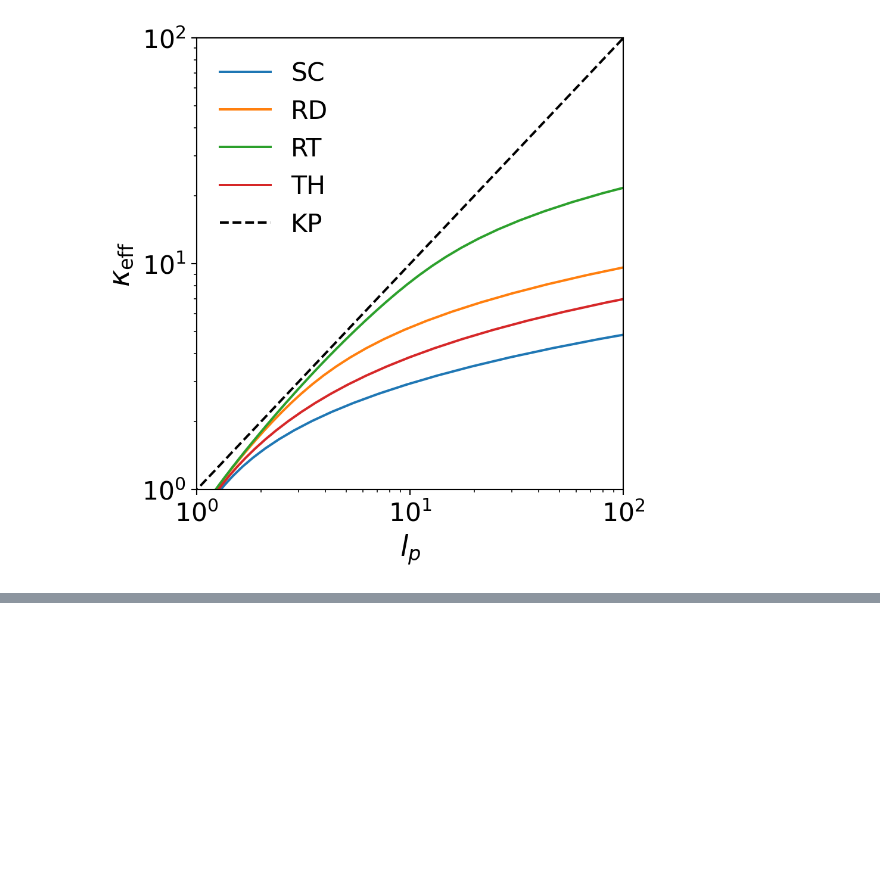
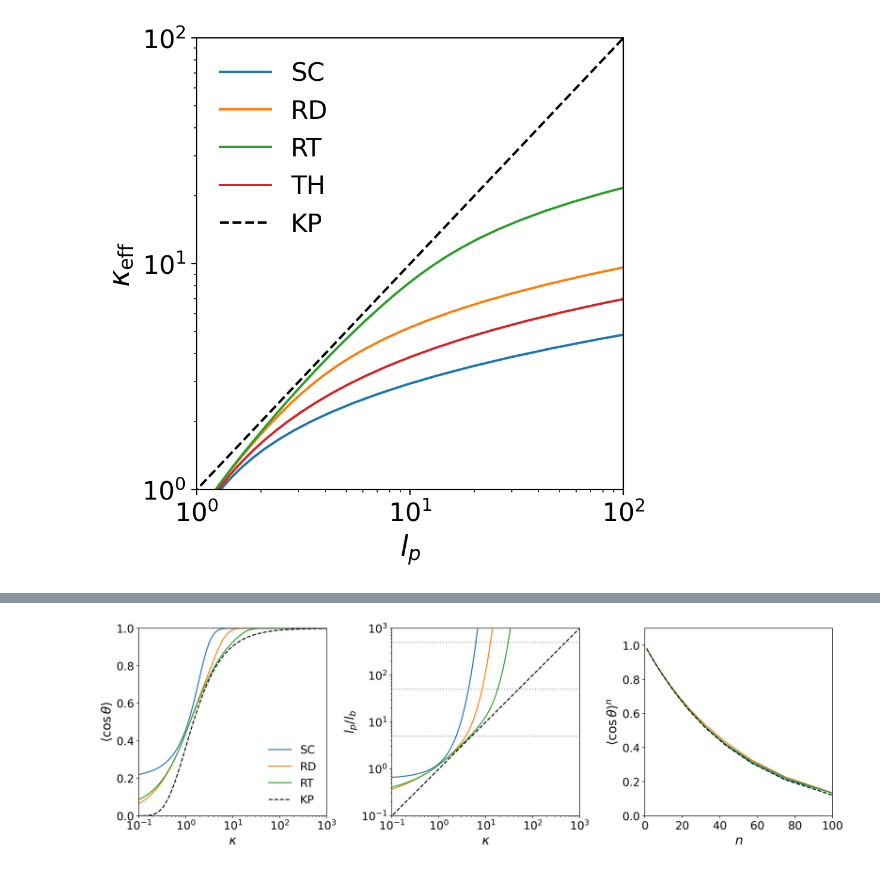
Before and after one commit to ch-tung/Catalan_MC, a Jupyter notebook: plot_effective_kappa.ipynb, the cells around one changed output, grey strips where cells are left out. Saved outputs shown, nothing was run; the diff lists cells and outputs as text; code cells hidden in the pictures; blank space fills up the shorter version.

```diff
--- a/plot_effective_kappa.ipynb
+++ b/plot_effective_kappa.ipynb
@@ -243,0 +369,86 @@ plt.tight_layout()
+# %%
+## provide lp/lb, evaluate the required kappa
+# from f_chain import grid_coords
+fig = plt.figure(figsize=(15, 5),dpi=192)
+
+ax1 = fig.add_subplot(1,3,1)
+ax2 = fig.add_subplot(1,3,2)
+labels = ['SC','RD','RT','TH','OH']
+for i, grid in enumerate(['SC','RB','RT']):
+    r_n, r_opp = grid_coords(grid)
+    cos_i1 = r_n@r_n[0].T
+    cos_i1[cos_i1>1]=1
+    cos_i1[cos_i1<-1]=-1
+    theta_i1 = np.arccos(cos_i1)
+
+    def f_average(x, kappa):
+        # x(theta) is a fumction of theta
+        x_ave = np.sum(x*np.exp(-kappa/2*theta_i1**2))/np.sum(np.exp(-kappa/2*theta_i1**2))
+        return x_ave
+
+    def f_average_nonrev(x, kappa):
+        # x(theta) is a fumction of theta
+        x_ave = np.sum((x*np.exp(-kappa/2*theta_i1**2))[cos_i1>-1])/np.sum(np.exp(-kappa/2*theta_i1**2)[cos_i1>-1])
+        return x_ave
+
+    kappa_list = np.logspace(-1.4,3.4,100)
+    cos_ave = np.array([f_average_nonrev(cos_i1, k) for k in kappa_list])
+    lp_ave = -1/np.log(cos_ave)
+    lp_ave[np.isfinite(lp_ave)==False] = np.NaN
+
+    ax1.plot(kappa_list, cos_ave, label = labels[i])
+    ax2.plot(kappa_list, lp_ave, label = labels[i])
+
+ax1.set_ylim([0,1])
+ax1.set_xlim([0.1,1000])
+ax1.set_xscale('log')
+ax1.set_xlabel(r'$\kappa$',fontsize=18)
+ax1.set_ylabel(r'$\langle \cos\theta \rangle$',fontsize=18)
+ax1.tick_params(axis='both', which='major', labelsize=16)
+ax1.set_aspect(4)
+
+ax2.set_xlabel(r'$\kappa$',fontsize=18)
+ax2.set_ylabel(r'$l_p/l_b$',fontsize=18)
+ax2.set_yscale('log')
+ax2.set_xscale('log')
+ax2.set_ylim([0.1,1000])
+ax2.set_xlim([0.1,1000])
+ax2.tick_params(axis='both', which='major', labelsize=16)
+
+ax2.plot(kappa_list, 5*np.ones_like(kappa_list), ':', color="#A0A0A0", zorder=-1)
+ax2.plot(kappa_list, 50*np.ones_like(kappa_list), ':', color="#A0A0A0", zorder=-1)
+ax2.plot(kappa_list, 500*np.ones_like(kappa_list), ':', color="#A0A0A0", zorder=-1)
+ax2.set_aspect(1)
+
+ax1.plot(kappa_list, np.exp(-1/kappa_list), '--k', label = 'KP')
+ax1.legend(fontsize=16, frameon=False, loc="lower right")
+
+ax2.plot(kappa_list, kappa_list, '--k', label = 'KP')
+# ax2.legend(fontsize=16, frameon=False)
+
+ax3 = fig.add_subplot(1,3,3)
+ax3.set_aspect(100/1.1)
+for j, params in enumerate([parameters_list[1]]):
+    kappa = params[0]
+    epsilon = params[1]
+    print(params)
+
+
+    # ax3.set_title(r'$l_p/l_b = {}$'.format(kappa),fontsize=18)
+    for i, grid in enumerate(['SC','RD','RT']):
+        ax3.plot(d,corr_list_param[1][i], label=grid)
+    ax3.plot(d,corr_list_param[1][3], '--', label='KP', color='k')
+    ax.plot(d, np.exp(-d/kappa), ':', color='#666666', label=r'$\exp(-s/l_p)$')
+
+    # ax.set_xscale('log')
+    # ax3.set_yscale('log')
+    # ax3.legend(fontsize=16, frameon=False)
+    ax3.set_xlim([0,100])
+    ax3.set_ylim([0,1.1])
+    ax3.set_xlabel(r'$n$',fontsize=18)
+    ax3.set_ylabel(r'$\langle \cos\theta \rangle^n$',fontsize=18)
+    ax3.tick_params(axis='both', which='major', labelsize=16)
+    plt.tight_layout()
+
+plt.tight_layout()
+# %% [output]
@@ -243,0 +456 @@ plt.tight_layout()
+[figure, added]
```
Also changed, not shown: parts of 7 cells of this notebook.
